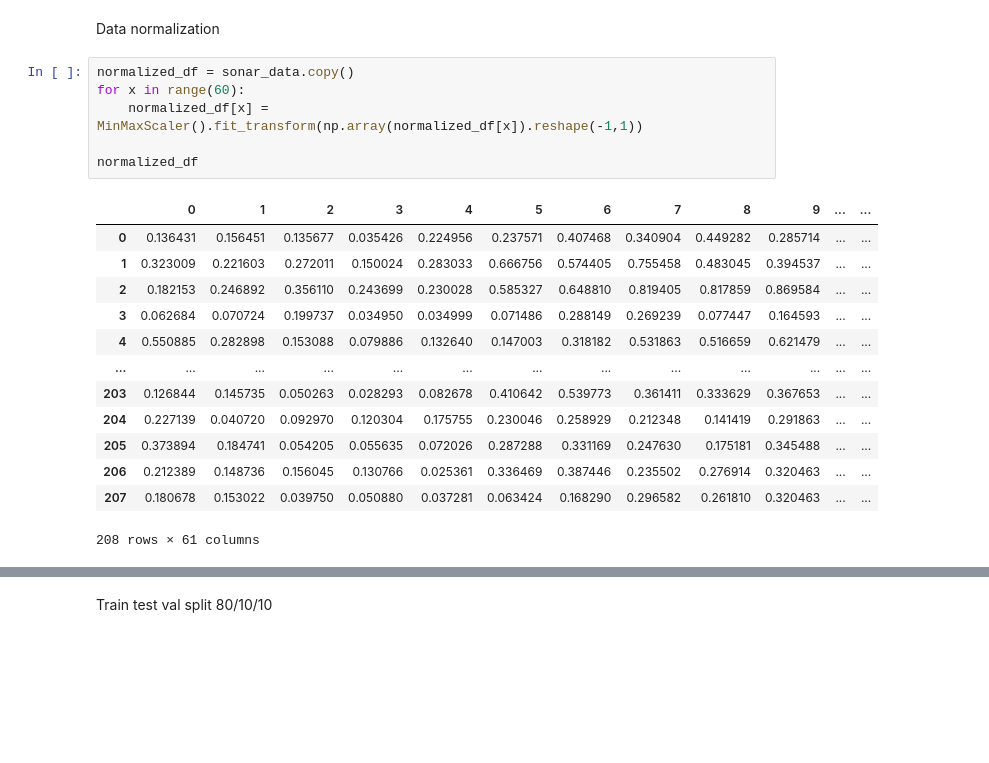
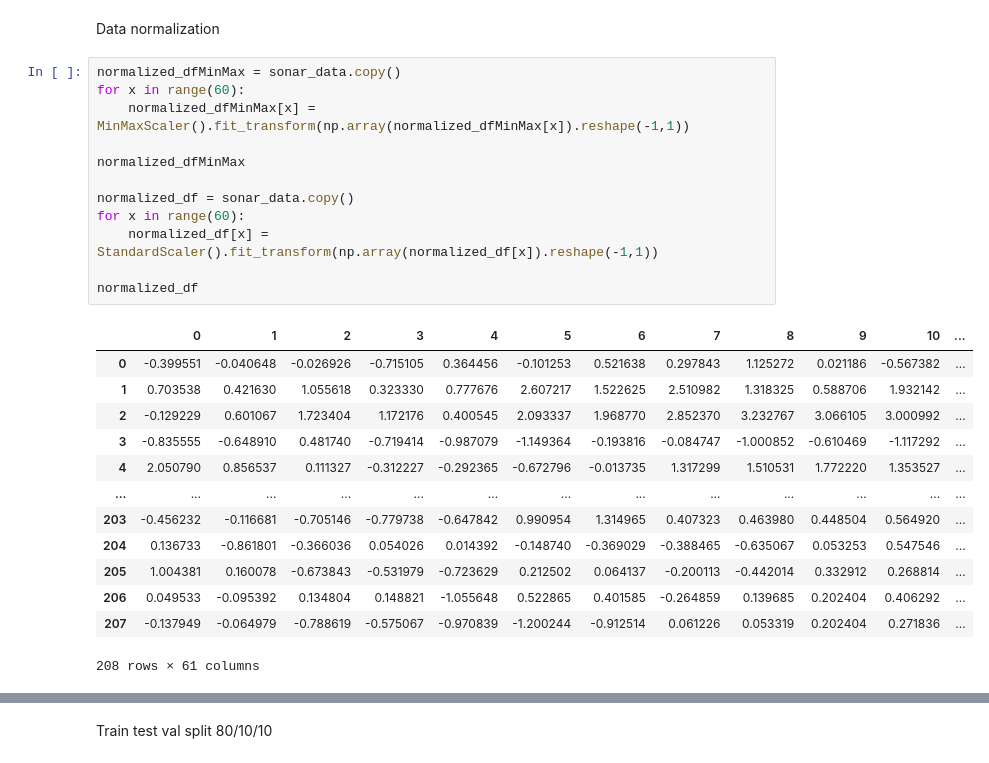
Before and after one commit to Rudolf420/ns-zadanie1, a Jupyter notebook: Zadanie1.ipynb, the cells around one changed output, grey strips where cells are left out. Saved outputs shown, nothing was run; the diff lists cells and outputs as text; blank space fills up the shorter version.

```diff
--- a/Zadanie1.ipynb
+++ b/Zadanie1.ipynb
@@ -59,24 +58,30 @@ sonar_data.head()
 # %% [markdown]
 Data normalization
 # %%
+normalized_dfMinMax = sonar_data.copy()
+for x in range(60):
+    normalized_dfMinMax[x] = MinMaxScaler().fit_transform(np.array(normalized_dfMinMax[x]).reshape(-1,1))
+
+normalized_dfMinMax
+
 normalized_df = sonar_data.copy()
 for x in range(60):
-    normalized_df[x] = MinMaxScaler().fit_transform(np.array(normalized_df[x]).reshape(-1,1))
+    normalized_df[x] = StandardScaler().fit_transform(np.array(normalized_df[x]).reshape(-1,1))
 
 normalized_df
 # %% [output]
-|  | 0 | 1 | 2 | 3 | 4 | 5 | 6 | 7 | 8 | 9 | ... | ... |
-| 0 | 0.136431 | 0.156451 | 0.135677 | 0.035426 | 0.224956 | 0.237571 | 0.407468 | 0.340904 | 0.449282 | 0.285714 | ... | ... |
-| 1 | 0.323009 | 0.221603 | 0.272011 | 0.150024 | 0.283033 | 0.666756 | 0.574405 | 0.755458 | 0.483045 | 0.394537 | ... | ... |
-| 2 | 0.182153 | 0.246892 | 0.356110 | 0.243699 | 0.230028 | 0.585327 | 0.648810 | 0.819405 | 0.817859 | 0.869584 | ... | ... |
-| 3 | 0.062684 | 0.070724 | 0.199737 | 0.034950 | 0.034999 | 0.071486 | 0.288149 | 0.269239 | 0.077447 | 0.164593 | ... | ... |
-| 4 | 0.550885 | 0.282898 | 0.153088 | 0.079886 | 0.132640 | 0.147003 | 0.318182 | 0.531863 | 0.516659 | 0.621479 | ... | ... |
+|  | 0 | 1 | 2 | 3 | 4 | 5 | 6 | 7 | 8 | 9 | 10 | ... |
+| 0 | -0.399551 | -0.040648 | -0.026926 | -0.715105 | 0.364456 | -0.101253 | 0.521638 | 0.297843 | 1.125272 | 0.021186 | -0.567382 | ... |
+| 1 | 0.703538 | 0.421630 | 1.055618 | 0.323330 | 0.777676 | 2.607217 | 1.522625 | 2.510982 | 1.318325 | 0.588706 | 1.932142 | ... |
+| 2 | -0.129229 | 0.601067 | 1.723404 | 1.172176 | 0.400545 | 2.093337 | 1.968770 | 2.852370 | 3.232767 | 3.066105 | 3.000992 | ... |
+| 3 | -0.835555 | -0.648910 | 0.481740 | -0.719414 | -0.987079 | -1.149364 | -0.193816 | -0.084747 | -1.000852 | -0.610469 | -1.117292 | ... |
+| 4 | 2.050790 | 0.856537 | 0.111327 | -0.312227 | -0.292365 | -0.672796 | -0.013735 | 1.317299 | 1.510531 | 1.772220 | 1.353527 | ... |
 | ... | ... | ... | ... | ... | ... | ... | ... | ... | ... | ... | ... | ... |
-| 203 | 0.126844 | 0.145735 | 0.050263 | 0.028293 | 0.082678 | 0.410642 | 0.539773 | 0.361411 | 0.333629 | 0.367653 | ... | ... |
-| 204 | 0.227139 | 0.040720 | 0.092970 | 0.120304 | 0.175755 | 0.230046 | 0.258929 | 0.212348 | 0.141419 | 0.291863 | ... | ... |
-| 205 | 0.373894 | 0.184741 | 0.054205 | 0.055635 | 0.072026 | 0.287288 | 0.331169 | 0.247630 | 0.175181 | 0.345488 | ... | ... |
-| 206 | 0.212389 | 0.148736 | 0.156045 | 0.130766 | 0.025361 | 0.336469 | 0.387446 | 0.235502 | 0.276914 | 0.320463 | ... | ... |
-| 207 | 0.180678 | 0.153022 | 0.039750 | 0.050880 | 0.037281 | 0.063424 | 0.168290 | 0.296582 | 0.261810 | 0.320463 | ... | ... |
+| 203 | -0.456232 | -0.116681 | -0.705146 | -0.779738 | -0.647842 | 0.990954 | 1.314965 | 0.407323 | 0.463980 | 0.448504 | 0.564920 | ... |
+| 204 | 0.136733 | -0.861801 | -0.366036 | 0.054026 | 0.014392 | -0.148740 | -0.369029 | -0.388465 | -0.635067 | 0.053253 | 0.547546 | ... |
+| 205 | 1.004381 | 0.160078 | -0.673843 | -0.531979 | -0.723629 | 0.212502 | 0.064137 | -0.200113 | -0.442014 | 0.332912 | 0.268814 | ... |
+| 206 | 0.049533 | -0.095392 | 0.134804 | 0.148821 | -1.055648 | 0.522865 | 0.401585 | -0.264859 | 0.139685 | 0.202404 | 0.406292 | ... |
+| 207 | -0.137949 | -0.064979 | -0.788619 | -0.575067 | -0.970839 | -1.200244 | -0.912514 | 0.061226 | 0.053319 | 0.202404 | 0.271836 | ... |
 208 rows × 61 columns
 # %%
 normalized_df.describe()
```
Also changed, not shown: parts of 19 cells of this notebook.
